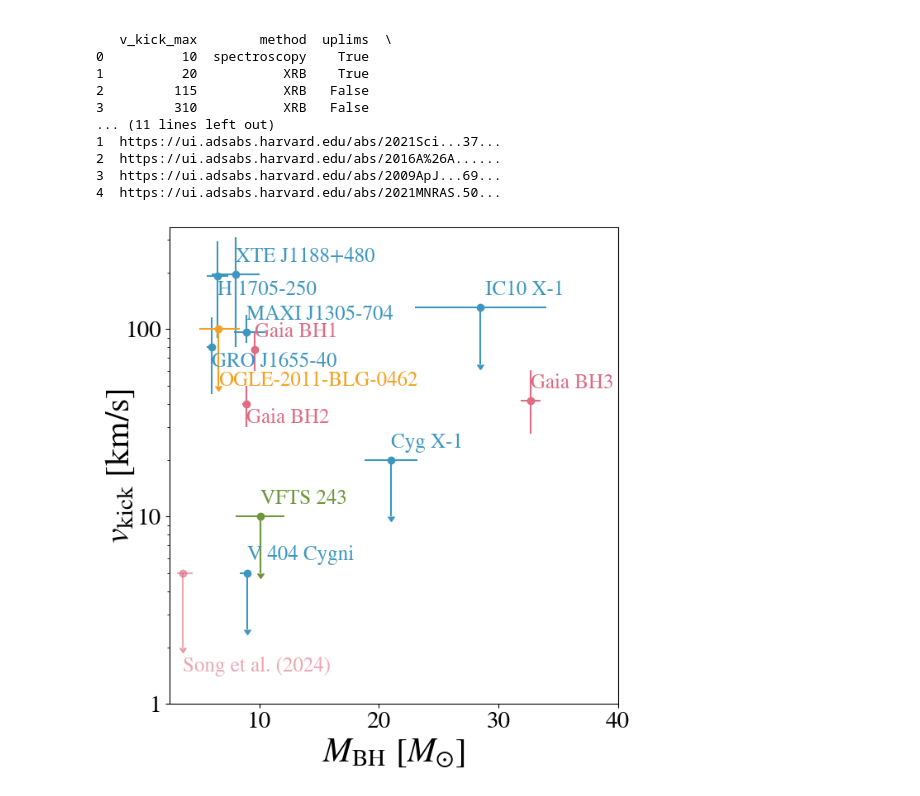
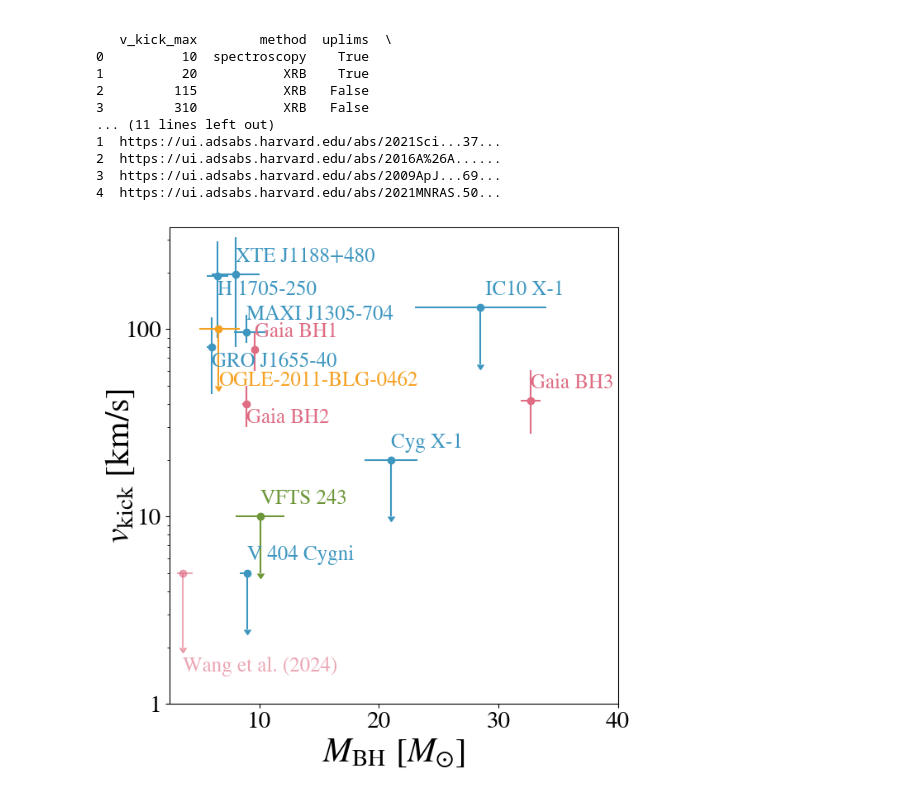
Before and after one commit to LiekeVanSon/ZdependentFormEff, a Jupyter notebook: code/Fig6_BH_kick_review.ipynb, the cells around one changed output. Drawn from its saved outputs; the diff is of its cells as text; code cells hidden in the pictures.

```diff
--- a/code/Fig6_BH_kick_review.ipynb
+++ b/code/Fig6_BH_kick_review.ipynb
@@ -89,33 +89,33 @@ for i, sys_name in enumerate(BH_kick_data['sys_name']):
     # Plot it
     plt.errorbar(BH_kick_data['m_bh_med'][i], y_value, fmt = 'o', c = colors[i],
                 xerr=m_bh_err, yerr=v_kick_err, uplims = BH_kick_data['uplims'][i])
 
     HA = 'left'
     # Annotate
     if sys_name in ['GRO J1655-40', 'Gaia BH2', 'H 1705-250']:#,'OGLE-2011-BLG-0462']:
         VA, dy = 'top', 0.95
     if sys_name == 'OGLE-2011-BLG-0462':
         VA, dy, HA = 'top', 0.6, 'left'
 
     plt.annotate(sys_name, (BH_kick_data['m_bh_med'][i], y_value *dy),
                  va = VA, ha = HA, c = colors[i], size = 18)
 
-# 3425577610762832384 from Song et al 2024 $3.6^{+0.8}_{-0.5}\Msun$
+# 3425577610762832384 from Wang et al 2024 $3.6^{+0.8}_{-0.5}\Msun$
 plt.errorbar(3.6,5, fmt = 'o', color='#df6c83', alpha = 0.6,
                  xerr=[[0.5], [0.8]], yerr = 3, uplims=True )
-plt.annotate('Song et al. (2024)', (3.6, 1.5), ha = 'left', color='#df6c83', size = 18, alpha = 0.6)
+plt.annotate('Wang et al. (2024)', (3.6, 1.5), ha = 'left', color='#df6c83', size = 18, alpha = 0.6)
 
 
 # Plotvalues
 plt.xlabel(r'$M_{\rm BH}$ [$M_{\odot}$]', fontsize = 30)
 ax.set_ylabel(r'$v_{\rm kick}$ [km/s]', fontsize = 30, labelpad=-10)
 plt.xlim(2.5, 40)
 plt.ylim(1, 350)
 plt.yscale('log')
 ax.yaxis.set_major_formatter(ScalarFormatter())
 ax.ticklabel_format(style='plain', axis='y')
 
 plt.savefig("../Figures/BH_kick_review.pdf", bbox_inches = 'tight')
 plt.show()
 # %% [output]
-[figure, old version]
+[figure, new version]
```
Also changed, not shown: 1 other file.
